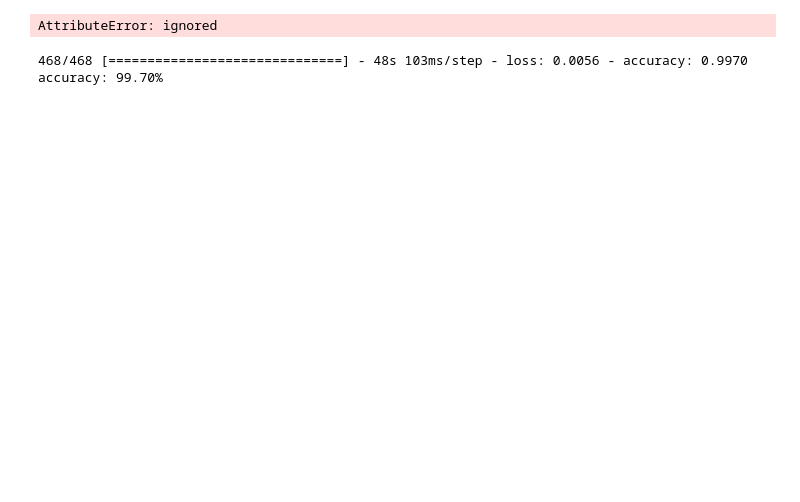
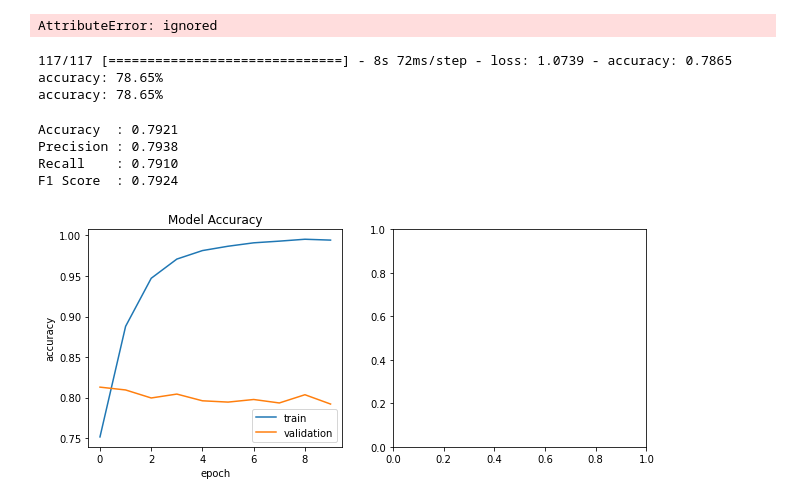
Before and after one commit to zulfikarrmdhn/binar_platinum_challenge, a Jupyter notebook: training script/lstm_training.ipynb, the cells around one changed output. Saved outputs shown, nothing was run; the diff lists cells and outputs as text; code cells hidden in the pictures; blank space fills up the shorter version.

```diff
--- a/training script/lstm_training.ipynb
+++ b/training script/lstm_training.ipynb
@@ -80,5 +96,3 @@ model = Sequential()
 model.add(Embedding(max_features,embed_dim, input_length=XX.shape[1]))
 model.add(LSTM(units,dropout=0.2, recurrent_dropout=0.2))
 model.add(Dense(3,activation='softmax'))
-model.compile(loss='categorical_crossentropy', optimizer='adam',metrics=['accuracy'])
-print(model.summary())
@@ -101,0 +99,3 @@ None
+# %%
+model.compile(loss='categorical_crossentropy', optimizer='adam',metrics=['accuracy',Precision(), Recall()])
+print(model.summary())
@@ -127,8 +144,10 @@ model.save('lstm_sentiment_model.h5',save_format='h5')
 # %% [output]
 AttributeError: ignored
 # %%
-score = model.evaluate(X_Train,y_train, verbose=1)
+score = model.evaluate(X_Test,y_test, verbose=1)
 print("%s: %.2f%%" % (model.metrics_names[1], score[1]*100))
+print("%s: %.2f%%" % (model.metrics_names[1], score[1]*100))
 # %% [output]
-468/468 [==============================] - 48s 103ms/step - loss: 0.0056 - accuracy: 0.9970
-accuracy: 99.70%
+117/117 [==============================] - 8s 72ms/step - loss: 1.0739 - accuracy: 0.7865
+accuracy: 78.65%
+accuracy: 78.65%
@@ -134,0 +162,14 @@ accuracy: 99.70%
+# %%
+# Evaluate model on the test set
+loss, accuracy, precision, recall = model.evaluate(X_Test, y_test, verbose=0)
+# Print metrics
+print('')
+print('Accuracy  : {:.4f}'.format(accuracy))
+print('Precision : {:.4f}'.format(precision))
+print('Recall    : {:.4f}'.format(recall))
+print('F1 Score  : {:.4f}'.format(f1_score(precision, recall)))
+# %% [output]
+Accuracy  : 0.7921
+Precision : 0.7938
+Recall    : 0.7910
+F1 Score  : 0.7924
@@ -134,0 +178,16 @@ accuracy: 99.70%
+# %%
+def plot_training_hist(history):
+    '''Function to plot history for accuracy and loss'''
+
+    fig, ax = plt.subplots(1, 2, figsize=(10,4))
+    # first plot
+    ax[0].plot(history.history['accuracy'])
+    ax[0].plot(history.history['val_accuracy'])
+    ax[0].set_title('Model Accuracy')
+    ax[0].set_xlabel('epoch')
+    ax[0].set_ylabel('accuracy')
+    ax[0].legend(['train', 'validation'], loc='best')
+
+plot_training_hist(history)
+# %% [output]
+[figure, added]
```
Also changed, not shown: parts of 10 cells of this notebook, 6 other files.
